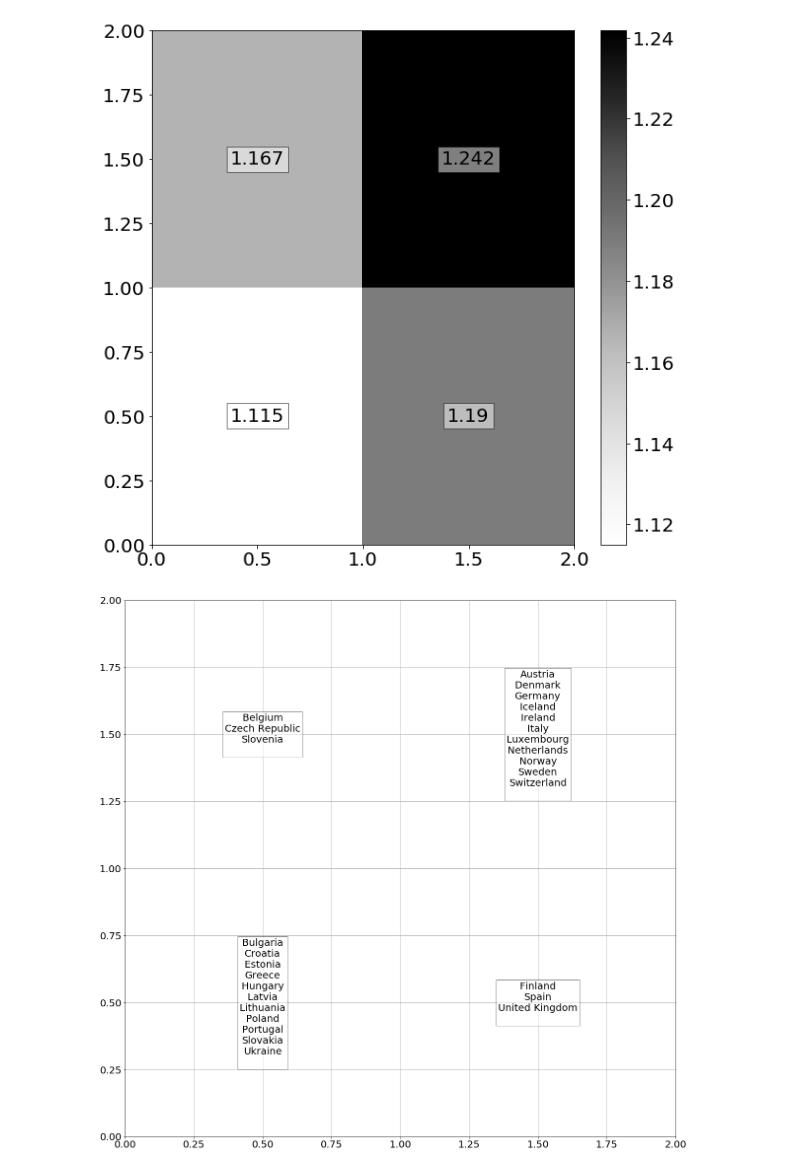
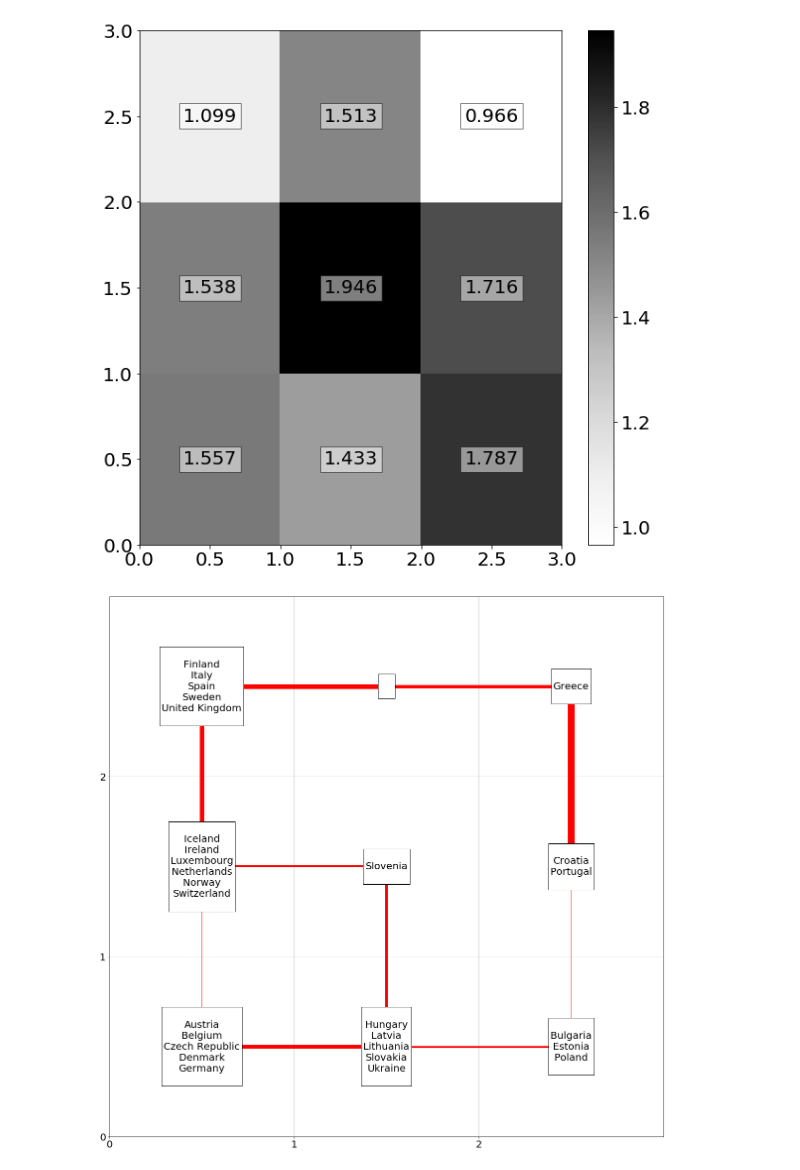
Before and after one commit to Natu17/TPs_SIA, a Jupyter notebook: TP4/ej1.ipynb, the cells around one changed output. Drawn from its saved outputs; the diff is of its cells as text; code cells hidden in the pictures.

Commit message:
add heatmaps

```diff
--- a/TP4/ej1.ipynb
+++ b/TP4/ej1.ipynb
@@ -20,8 +20,8 @@ variables = dataset.iloc[:, 1:].values
 
 
 standarized = (variables - variables.mean(axis=0))/variables.std(axis=0)
-
-network = Kohonen(standarized, seed=17, k = 2)
+initial_k = 3
+network = Kohonen(standarized, seed=0, k = initial_k, initial_n=1, initial_radius=initial_k/2)
 # %%
 def plot_u_matrix(network, dataset):
     n_distances = np.zeros((network.k, network.k))
@@ -38,18 +38,38 @@ def plot_u_matrix(network, dataset):
     plt.pcolormesh(n_distances, cmap="Greys")
     plt.colorbar()
 # %%
-def plot_countries(network, countries_name, dataset):
-    strings = [["" for i in range(network.k)] for i in range(network.k)]
+def plot_countries(network, countries_name, dataset, arrows = False):
+
+    if arrows:
+        for j in range(network.k):
+            for i in range(network.k-1):
+                # distance 0 --> width 20
+                # distance 2 --> width 0
+                width = lambda x: 20 - 10*x if x<2 else 0
+                distance = np.linalg.norm(network.weights[i,j] - network.weights[i+1,j])
+
+                line = plt.Line2D([i+0.5,i+0.5+1],[j+0.5,j+0.5], color='red', linewidth=width(distance))
+                plt.gca().add_line(line)
+                distance = np.linalg.norm(network.weights[j,i] - network.weights[j,i+1])
+
+                line = plt.Line2D([j+0.5,j+0.5],[i+0.5,i+0.5 + 1], color='red', linewidth=width(distance))
+                plt.gca().add_line(line)
+
+
+    strings = [["    \n" for i in range(network.k)] for i in range(network.k)]
     for country, row in zip(countries_name, dataset):
         (i,j), distances  = network.predict(row)
         strings[i][j] += country + "\n"
 
     for i in range(network.k):
         for j in range(network.k):
-            plt.text(j+0.5, i+0.5, strings[i][j], ha='center', va='center',  bbox = dict(facecolor = 'white', alpha = 0.5))
+            plt.text(j+0.5, i+0.5, strings[i][j], ha='center', va='center',  bbox = dict(facecolor = 'white', alpha = 1))
 
     plt.ylim(0, network.k)
     plt.xlim(0, network.k)
+    plt.xticks(np.arange(network.k))
+    plt.yticks(np.arange(network.k))
+    plt.grid()
 # %%
 plt.figure("U matrix before training")
 plot_u_matrix(network, standarized)
@@ -61,10 +81,9 @@ network.train(epochs=2500)
 plt.figure("U matrix after training")
 plot_u_matrix(network, standarized)
 # %% [output]
-[figure, old version]
+[figure, new version]
 # %%
 plt.figure("Countries cluster", figsize=(20,20))
-plot_countries(network, countries, standarized)
-plt.grid()
+plot_countries(network, countries, standarized, arrows=True)
 # %% [output]
-[figure, old version]
+[figure, new version]
```
Also changed, not shown: parts of 2 cells of this notebook.
